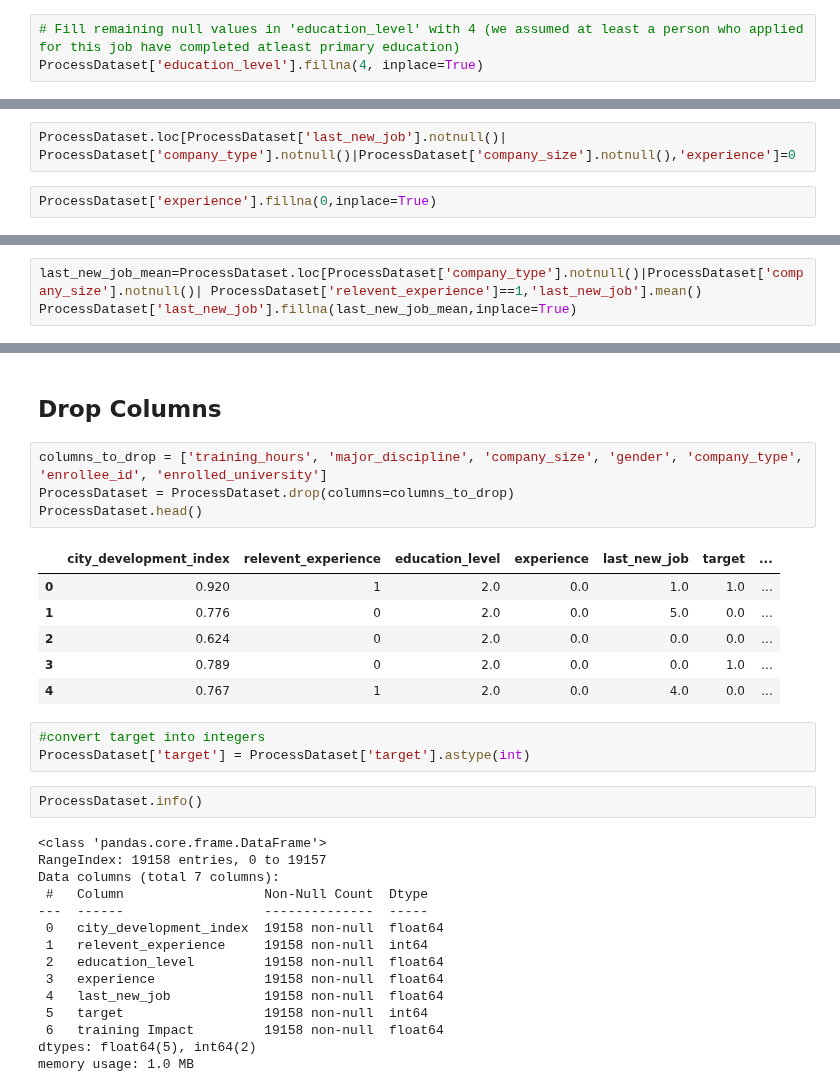
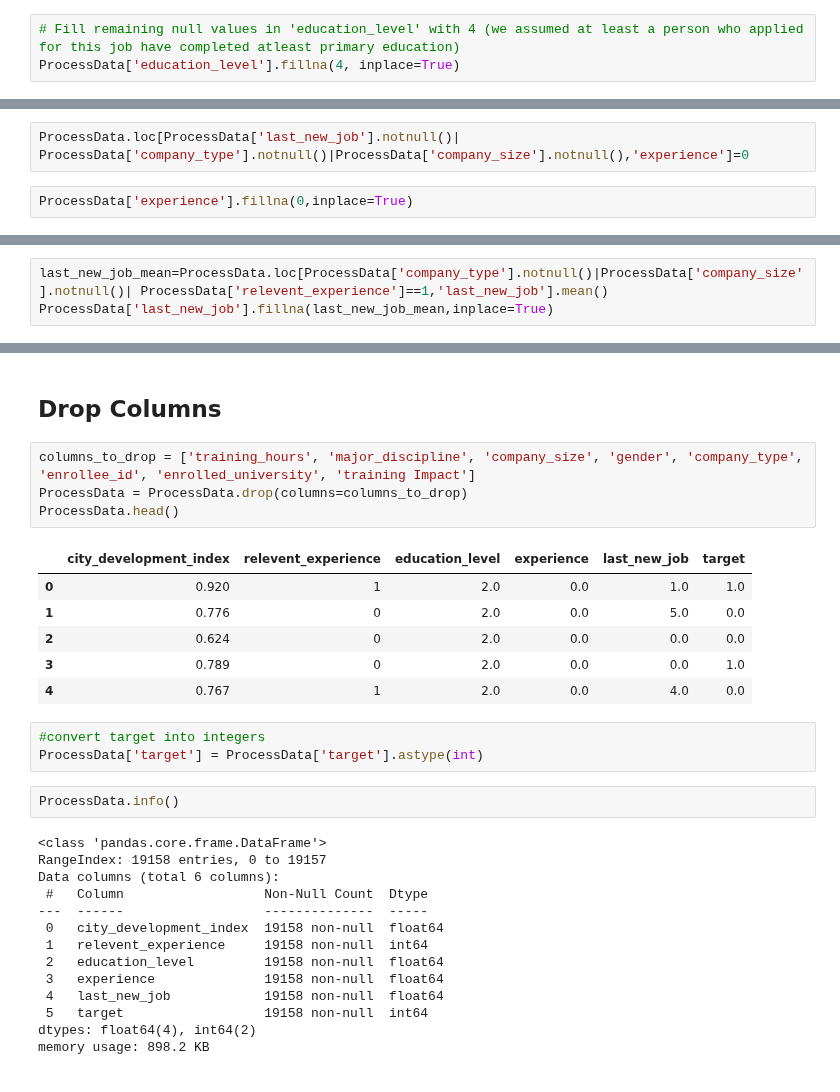
Before and after one commit to IT22106360/QuantaML-FDM-Employee-Retention, a Jupyter notebook: notebooks/Preprocessing.ipynb, the cells around one changed output, grey strips where cells are left out. Saved outputs shown, nothing was run; the diff lists cells and outputs as text.

```diff
--- a/notebooks/Preprocessing.ipynb
+++ b/notebooks/Preprocessing.ipynb
@@ -335,6 +336,6 @@ ProcessDataset.loc[ProcessDataset['enrolled_university'].notnull() | ProcessData
 # %%
 # Fill remaining null values in 'education_level' with 4 (we assumed at least a person who applied for this job have completed atleast primary education)
-ProcessDataset['education_level'].fillna(4, inplace=True)
+ProcessData['education_level'].fillna(4, inplace=True)
 # %% [output]
 The behavior will change in pandas 3.0. This inplace method will never work because the intermediate object on which we are setting values always behaves as a copy.
 
@@ -364,9 +365,9 @@ dtype: int64
 Fill 'experience' column missing values
 -----------------------------------------
 # %%
-ProcessDataset.loc[ProcessDataset['last_new_job'].notnull()| ProcessDataset['company_type'].notnull()|ProcessDataset['company_size'].notnull(),'experience']=0
+ProcessData.loc[ProcessData['last_new_job'].notnull()| ProcessData['company_type'].notnull()|ProcessData['company_size'].notnull(),'experience']=0
 # %%
-ProcessDataset['experience'].fillna(0,inplace=True)
+ProcessData['experience'].fillna(0,inplace=True)
 # %% [output]
 The behavior will change in pandas 3.0. This inplace method will never work because the intermediate object on which we are setting values always behaves as a copy.
 
@@ -378,8 +379,8 @@ For example, when doing 'df[col].method(value, inplace=True)', try using 'df.met
 'Last_new_job' column
 ----------------------
 # %%
-last_new_job_mean=ProcessDataset.loc[ProcessDataset['company_type'].notnull()|ProcessDataset['company_size'].notnull()| ProcessDataset['relevent_experience']==1,'last_new_job'].mean()
-ProcessDataset['last_new_job'].fillna(last_new_job_mean,inplace=True)
+last_new_job_mean=ProcessData.loc[ProcessData['company_type'].notnull()|ProcessData['company_size'].notnull()| ProcessData['relevent_experience']==1,'last_new_job'].mean()
+ProcessData['last_new_job'].fillna(last_new_job_mean,inplace=True)
 # %% [output]
 The behavior will change in pandas 3.0. This inplace method will never work because the intermediate object on which we are setting values always behaves as a copy.
 
@@ -460,25 +461,25 @@ dtype: int64
 Drop Columns
 ------------
 # %%
-columns_to_drop = ['training_hours', 'major_discipline', 'company_size', 'gender', 'company_type', 'enrollee_id', 'enrolled_university']
-ProcessDataset = ProcessDataset.drop(columns=columns_to_drop)
-ProcessDataset.head()
+columns_to_drop = ['training_hours', 'major_discipline', 'company_size', 'gender', 'company_type', 'enrollee_id', 'enrolled_university', 'training Impact']
+ProcessData = ProcessData.drop(columns=columns_to_drop)
+ProcessData.head()
 # %% [output]
-|  | city_development_index | relevent_experience | education_level | experience | last_new_job | target | ... |
-| 0 | 0.920 | 1 | 2.0 | 0.0 | 1.0 | 1.0 | ... |
-| 1 | 0.776 | 0 | 2.0 | 0.0 | 5.0 | 0.0 | ... |
-| 2 | 0.624 | 0 | 2.0 | 0.0 | 0.0 | 0.0 | ... |
-| 3 | 0.789 | 0 | 2.0 | 0.0 | 0.0 | 1.0 | ... |
-| 4 | 0.767 | 1 | 2.0 | 0.0 | 4.0 | 0.0 | ... |
+|  | city_development_index | relevent_experience | education_level | experience | last_new_job | target |
+| 0 | 0.920 | 1 | 2.0 | 0.0 | 1.0 | 1.0 |
+| 1 | 0.776 | 0 | 2.0 | 0.0 | 5.0 | 0.0 |
+| 2 | 0.624 | 0 | 2.0 | 0.0 | 0.0 | 0.0 |
+| 3 | 0.789 | 0 | 2.0 | 0.0 | 0.0 | 1.0 |
+| 4 | 0.767 | 1 | 2.0 | 0.0 | 4.0 | 0.0 |
 # %%
 #convert target into integers
-ProcessDataset['target'] = ProcessDataset['target'].astype(int)
+ProcessData['target'] = ProcessData['target'].astype(int)
 # %%
-ProcessDataset.info()
+ProcessData.info()
 # %% [output]
 <class 'pandas.core.frame.DataFrame'>
 RangeIndex: 19158 entries, 0 to 19157
-Data columns (total 7 columns):
+Data columns (total 6 columns):
  #   Column                  Non-Null Count  Dtype
 ---  ------                  --------------  -----
  0   city_development_index  19158 non-null  float64
@@ -487,7 +488,6 @@ Data columns (total 7 columns):
  3   experience              19158 non-null  float64
  4   last_new_job            19158 non-null  float64
  5   target                  19158 non-null  int64
- 6   training Impact         19158 non-null  float64
-dtypes: float64(5), int64(2)
-memory usage: 1.0 MB
+dtypes: float64(4), int64(2)
+memory usage: 898.2 KB
 # %%
```
Also changed, not shown: parts of 43 cells of this notebook.
